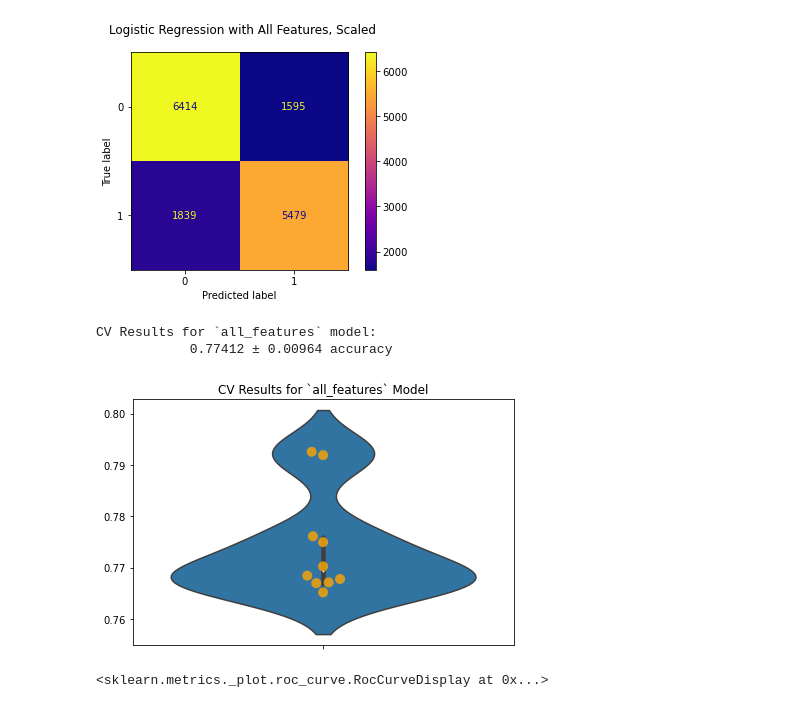
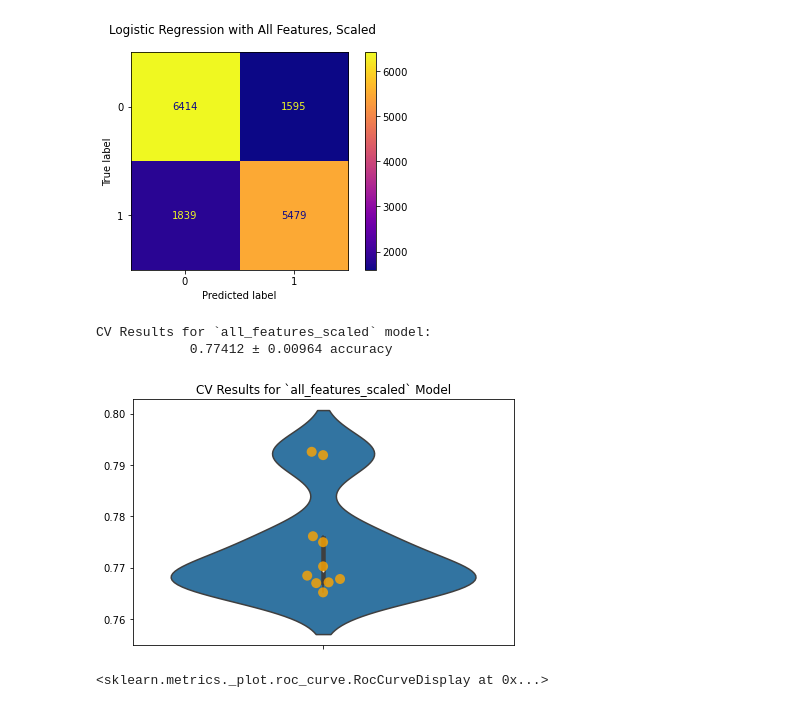
Before and after one commit to likej82/Probability-of-Receiving-Seasonal-Flu-Vaccination-Based-Off-Demographic, a Jupyter notebook: Wesnotebook.ipynb, the cells around one changed output. Drawn from its saved outputs; the diff is of its cells as text; code cells hidden in the pictures.

```diff
--- a/Wesnotebook.ipynb
+++ b/Wesnotebook.ipynb
@@ -1407,25 +1403,25 @@ plot_confusion_matrix(logreg_model, X_train_scaled, y_train, ax=ax, cmap="plasma
 # %% [output]
 [figure]
 # %%
-all_features_results = ModelWithCV(
+all_features_scaled_results = ModelWithCV(
                             logreg_model,
-                            'all_features',
+                            'all_features_scaled',
                             X_train_scaled,
                             y_train
 )
 # %%
-model_results = all_features_results
+model_results = all_features_scaled_results
 
 # Plot CV results
 fig, ax = plt.subplots()
 ax = model_results.plot_cv(ax)
 plt.tight_layout();
 # Print CV results
 model_results.print_cv_summary()
 # %% [output]
-CV Results for `all_features` model:
+CV Results for `all_features_scaled` model:
             0.77412 ± 0.00964 accuracy
-[figure, old version]
+[figure, new version]
 # %%
 plot_roc_curve(logreg_model, X_train_scaled, y_train)
 # %% [output]
```
Also changed, not shown: parts of 41 cells of this notebook.
